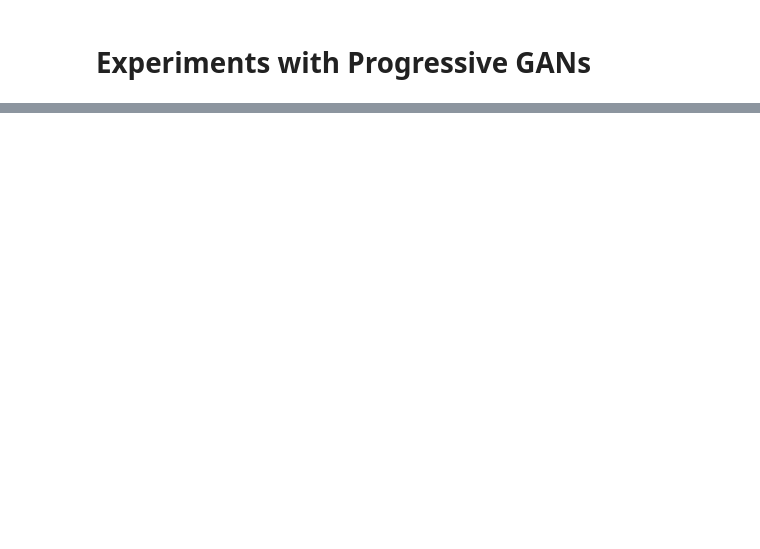
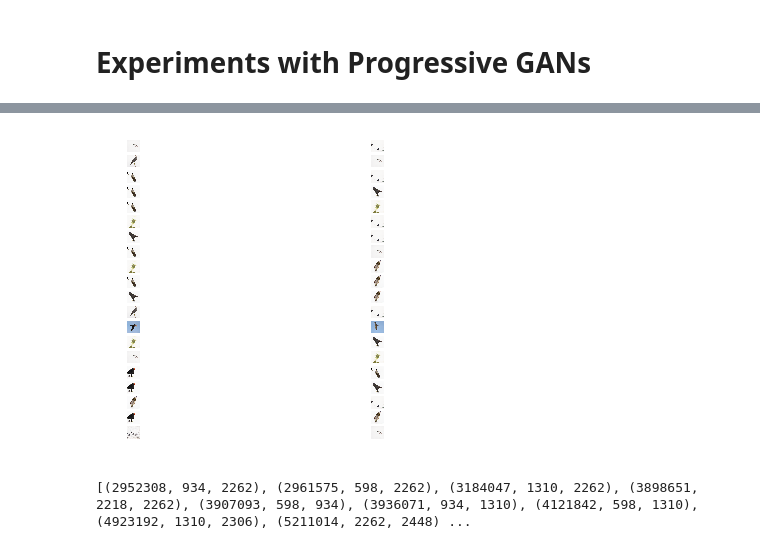
Before and after one commit to amitrege/Pro-GANS, a Jupyter notebook: progans.ipynb, the cells around one changed output, grey strips where cells are left out. Cells and saved outputs as stored; diff of their text form; code cells hidden in the pictures; blank space fills up the shorter version.

```diff
--- a/progans.ipynb
+++ b/progans.ipynb
@@ -69,0 +131,6 @@ AttributeError: ignored
+# %%
+images1 = generate_images(1000)
+images2 = generate_images(1000)
+images3 = generate_images(1000)
+print("generation done")
+i = np.concatenate((images1, images2, images3))
@@ -69,0 +139,2 @@ AttributeError: ignored
+# %%
+d = get_top_20(i)
@@ -69,0 +217,40 @@ AttributeError: ignored
+# %%
+import matplotlib.pyplot as plt
+
+def plot_figures(figures, nrows = 1, ncols=1):
+    """Plot a dictionary of figures.
+
+    Parameters
+    ----------
+    figures : <title, figure> dictionary
+    ncols : number of columns of subplots wanted in the display
+    nrows : number of rows of subplots wanted in the figure
+    """
+
+    fig, axeslist = plt.subplots(ncols=ncols, nrows=nrows)
+    for ind,title in enumerate(figures):
+        axeslist.ravel()[ind].imshow(figures[title], cmap=plt.gray(), interpolation='nearest')
+        #axeslist.ravel()[ind].set_title(title)
+        axeslist.ravel()[ind].set_axis_off()
+
+def create_image_dict(dist, images):
+  image_dict = {}
+  i = 0
+  for d in dist:
+    image_dict['img%d'%i] = images[d[1]]
+    i = i+1
+    image_dict['img%d'%i] = images[d[2]]
+    i = i+1
+  return image_dict
+# %%
+def display_top_20(dist, images):
+  d = create_image_dict(dist, images)
+  plot_figures(d, nrows = 20, ncols = 2)
+# %%
+display_top_20(d, images)
+# %% [output]
+[figure, added]
+# %%
+print(d)
+# %% [output]
+[(2952308, 934, 2262), (2961575, 598, 2262), (3184047, 1310, 2262), (3898651, 2218, 2262), (3907093, 598, 934), (3936071, 934, 1310), (4121842, 598, 1310), (4923192, 1310, 2306), (5211014, 2262, 2448) ...
```
Also changed, not shown: parts of 15 cells of this notebook.
